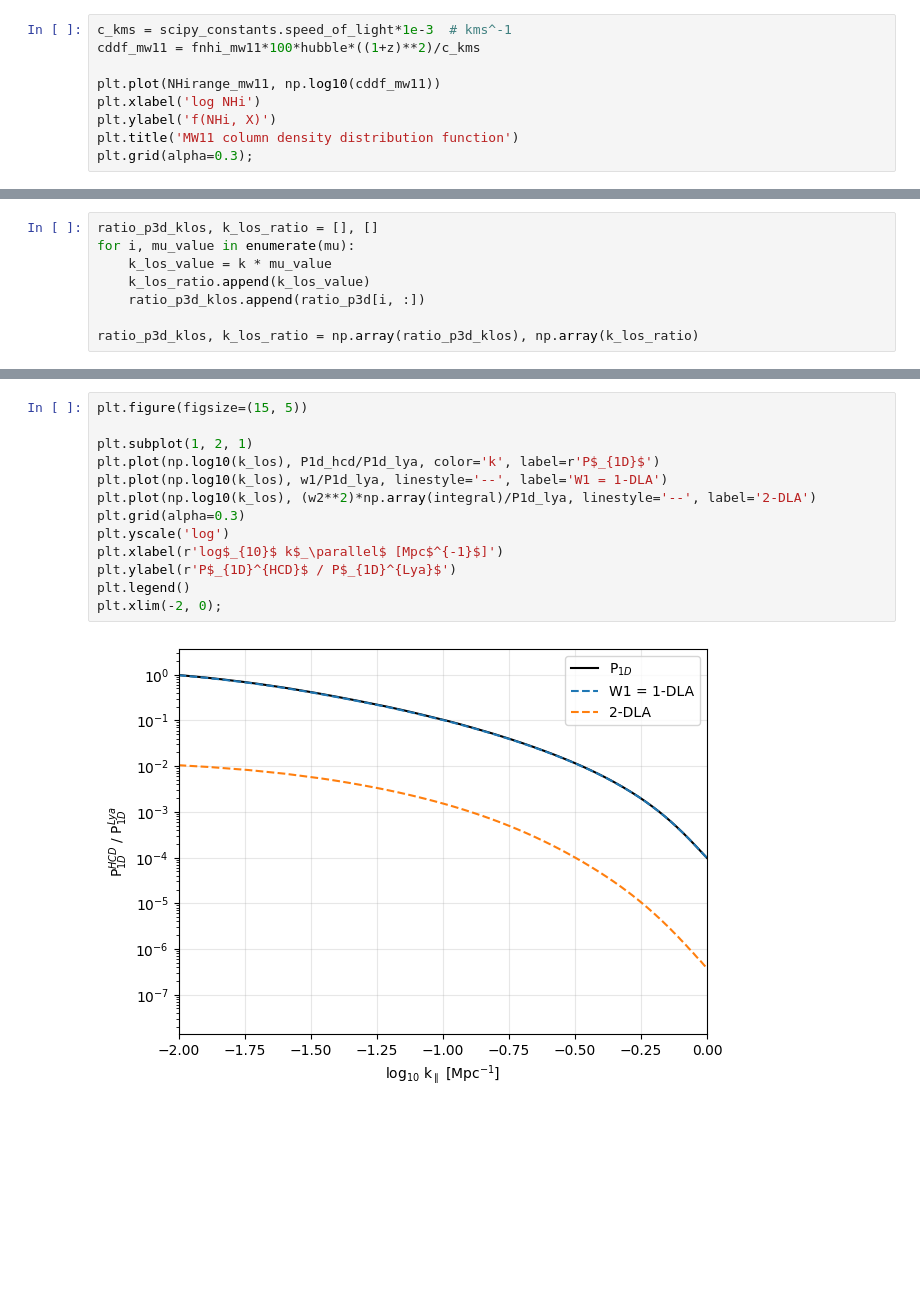
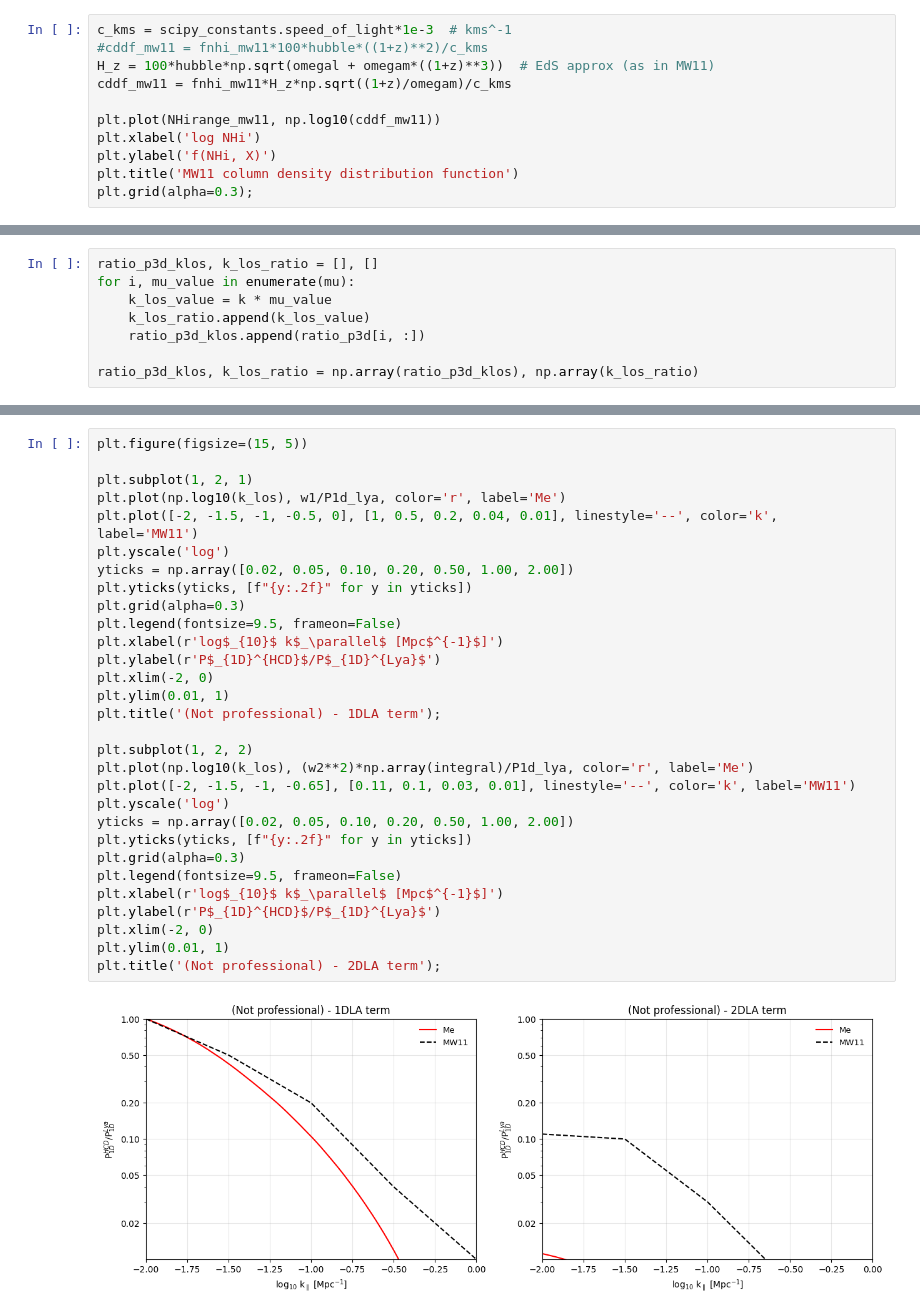
Before and after one commit to andreufont/astrid_hcd, a Jupyter notebook: MW11model/PowerSpectrum_MW11absorption.ipynb, the cells around one changed output, grey strips where cells are left out. Saved outputs shown, nothing was run; the diff lists cells and outputs as text; blank space fills up the shorter version.

```diff
--- a/MW11model/PowerSpectrum_MW11absorption.ipynb
+++ b/MW11model/PowerSpectrum_MW11absorption.ipynb
@@ -61,7 +61,9 @@ plt.grid(alpha=0.3);
 With this f_Nhi we can define the column density distribution function as:
 # %%
 c_kms = scipy_constants.speed_of_light*1e-3  # kms^-1
-cddf_mw11 = fnhi_mw11*100*hubble*((1+z)**2)/c_kms
+#cddf_mw11 = fnhi_mw11*100*hubble*((1+z)**2)/c_kms
+H_z = 100*hubble*np.sqrt(omegal + omegam*((1+z)**3))  # EdS approx (as in MW11)
+cddf_mw11 = fnhi_mw11*H_z*np.sqrt((1+z)/omegam)/c_kms
 
 plt.plot(NHirange_mw11, np.log10(cddf_mw11))
 plt.xlabel('log NHi')
@@ -385,15 +390,32 @@ plt.title('Comparison with MW11');
 # %%
 plt.figure(figsize=(15, 5))
 
 plt.subplot(1, 2, 1)
-plt.plot(np.log10(k_los), P1d_hcd/P1d_lya, color='k', label=r'P$_{1D}$')
-plt.plot(np.log10(k_los), w1/P1d_lya, linestyle='--', label='W1 = 1-DLA')
-plt.plot(np.log10(k_los), (w2**2)*np.array(integral)/P1d_lya, linestyle='--', label='2-DLA')
+plt.plot(np.log10(k_los), w1/P1d_lya, color='r', label='Me')
+plt.plot([-2, -1.5, -1, -0.5, 0], [1, 0.5, 0.2, 0.04, 0.01], linestyle='--', color='k', label='MW11')
+plt.yscale('log')
+yticks = np.array([0.02, 0.05, 0.10, 0.20, 0.50, 1.00, 2.00])
+plt.yticks(yticks, [f"{y:.2f}" for y in yticks])
 plt.grid(alpha=0.3)
+plt.legend(fontsize=9.5, frameon=False)
+plt.xlabel(r'log$_{10}$ k$_\parallel$ [Mpc$^{-1}$]')
+plt.ylabel(r'P$_{1D}^{HCD}$/P$_{1D}^{Lya}$')
+plt.xlim(-2, 0)
+plt.ylim(0.01, 1)
+plt.title('(Not professional) - 1DLA term');
+
+plt.subplot(1, 2, 2)
+plt.plot(np.log10(k_los), (w2**2)*np.array(integral)/P1d_lya, color='r', label='Me')
+plt.plot([-2, -1.5, -1, -0.65], [0.11, 0.1, 0.03, 0.01], linestyle='--', color='k', label='MW11')
 plt.yscale('log')
+yticks = np.array([0.02, 0.05, 0.10, 0.20, 0.50, 1.00, 2.00])
+plt.yticks(yticks, [f"{y:.2f}" for y in yticks])
+plt.grid(alpha=0.3)
+plt.legend(fontsize=9.5, frameon=False)
 plt.xlabel(r'log$_{10}$ k$_\parallel$ [Mpc$^{-1}$]')
-plt.ylabel(r'P$_{1D}^{HCD}$ / P$_{1D}^{Lya}$')
-plt.legend()
-plt.xlim(-2, 0);
+plt.ylabel(r'P$_{1D}^{HCD}$/P$_{1D}^{Lya}$')
+plt.xlim(-2, 0)
+plt.ylim(0.01, 1)
+plt.title('(Not professional) - 2DLA term');
 # %% [output]
-[figure, old version]
+[figure, new version]
```
Also changed, not shown: parts of 1 cell of this notebook, 2 other files.
